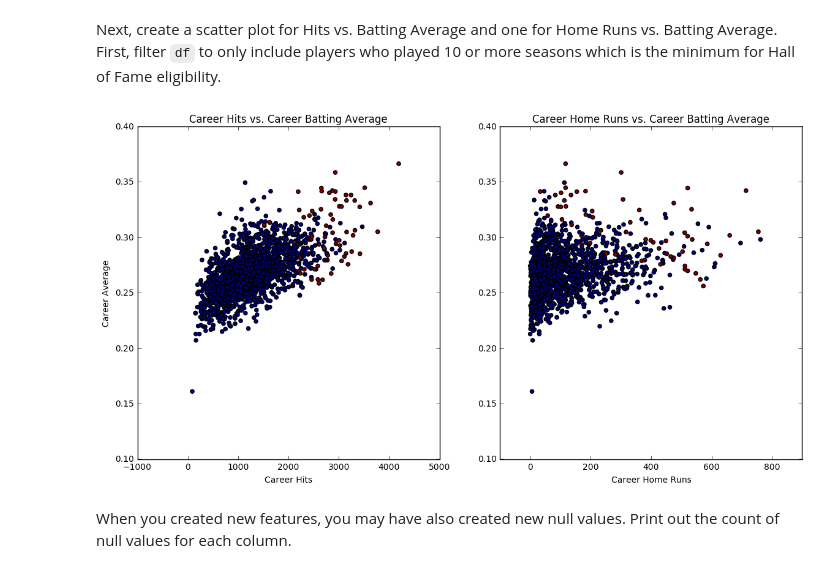
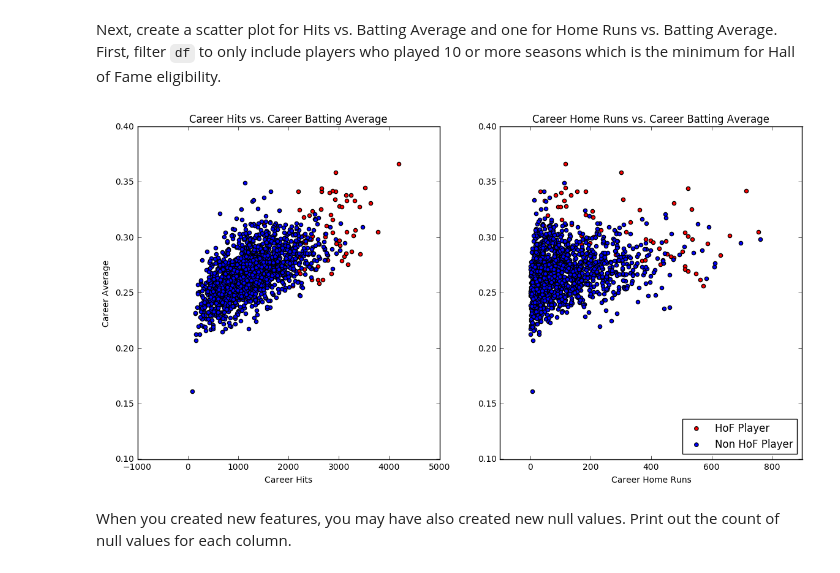
Before and after one commit to Sharp-Data/Scikit-Learn-Tutorial, a Jupyter notebook: Part-II-Predicting-HoF-Careers-Hitters-Csv.ipynb, the cells around one changed output. Saved outputs shown, nothing was run; the diff lists cells and outputs as text; code cells hidden in the pictures.

```diff
--- a/Part-II-Predicting-HoF-Careers-Hitters-Csv.ipynb
+++ b/Part-II-Predicting-HoF-Careers-Hitters-Csv.ipynb
@@ -152,7 +130,6 @@ for i, row in fielding_df.iterrows():
     playerID = row['playerID']
     Gf = row['G']
     GSf = row['GS']
-    InnOutsf = row['InnOuts']
     POf = row['PO']
     Af = row['A']
     Ef = row['E']
@@ -160,7 +137,6 @@ for i, row in fielding_df.iterrows():
     if playerID in player_stats and playerID in fielder_list:
         player_stats[playerID]['Gf'] = player_stats[playerID]['Gf'] + Gf
         player_stats[playerID]['GSf'] = player_stats[playerID]['GSf'] + GSf
-        player_stats[playerID]['InnOutsf'] = player_stats[playerID]['InnOutsf'] + InnOutsf
         player_stats[playerID]['POf'] = player_stats[playerID]['POf'] + POf
         player_stats[playerID]['Af'] = player_stats[playerID]['Af'] + Af
         player_stats[playerID]['Ef'] = player_stats[playerID]['Ef'] + Ef
@@ -169,7 +145,6 @@ for i, row in fielding_df.iterrows():
         fielder_list.append(playerID)
         player_stats[playerID]['Gf'] = Gf
         player_stats[playerID]['GSf'] = GSf
-        player_stats[playerID]['InnOutsf'] = InnOutsf
         player_stats[playerID]['POf'] = POf
         player_stats[playerID]['Af'] = Af
         player_stats[playerID]['Ef'] = Ef
@@ -458,8 +433,8 @@ master_df['finalYear'] = pd.to_numeric(master_df['finalGame'].dt.strftime('%Y'),
 There are currently some unnecessary columns in `master_df`.  Use the `drop()` method on `master_df` and create a new DataFrame called `df`.  Now is a good time to print the columns in `df` and display the count of null values for each column.
 # %%
 # Eliminating unnecessary columns
-df = master_df.drop(['votedBy', 'CS', 'IBB', 'bats', 'throws',
-'GIDP','GSf', 'POf','Gf', 'InnOutsf', 'playerIDmstr'], axis=1)
+df = master_df.drop(['votedBy', 'IBB', 'bats', 'throws',
+'GSf', 'POf','Gf', 'playerIDmstr'], axis=1)
 
 # Print df columns and a list of null values
 print(df.columns)
@@ -593,26 +569,26 @@ plt.show()
 Next, create a scatter plot for Hits vs. Batting Average and one for Home Runs vs. Batting Average. First, filter `df` to only include players who played 10 or more seasons which is the minimum for Hall of Fame eligibility.
 # %%
 # Filter `df` for players with 10 or more years of experience
-df_10 = df[df['Years_Played'] >= 10]
+df_10 = df[(df['Years_Played'] >= 10) & (df['HoF'] == 0)]
 
 # Create Scatter plots for Hits vs. Average and Home Runs vs. Average
 fig = plt.figure(figsize=(14, 7))
 ax1 = fig.add_subplot(1,2,1)
 ax2 = fig.add_subplot(1,2,2)
 
-ax1.scatter(df_10['H'], df_10['AVE'], c=df_10['HoF'])
+ax1.scatter(df_hof['H'], df_hof['AVE'], c='r', label='HoF Player')
+ax1.scatter(df_10['H'], df_10['AVE'], c='b', label='Non HoF Player')
 ax1.set_title('Career Hits vs. Career Batting Average')
 ax1.set_xlabel('Career Hits')
 ax1.set_ylabel('Career Average')
-ax2.scatter(df_10['HR'], df_10['AVE'], c=df_10['HoF'])
+ax2.scatter(df_hof['HR'], df_hof['AVE'], c='r', label='HoF Player')
+ax2.scatter(df_10['HR'], df_10['AVE'], c='b', label='Non HoF Player')
 ax2.set_title('Career Home Runs vs. Career Batting Average')
 ax2.set_xlabel('Career Home Runs')
-
+ax2.legend(loc='lower right', scatterpoints=1)
 plt.show()
-
-#what do you think about adding a legend?
 # %% [output]
-[figure, old version]
+[figure, new version]
 # %% [markdown]
 When you created new features, you may have also created new null values.  Print out the count of null values for each column.
 # %%
```
Also changed, not shown: parts of 8 cells of this notebook.
